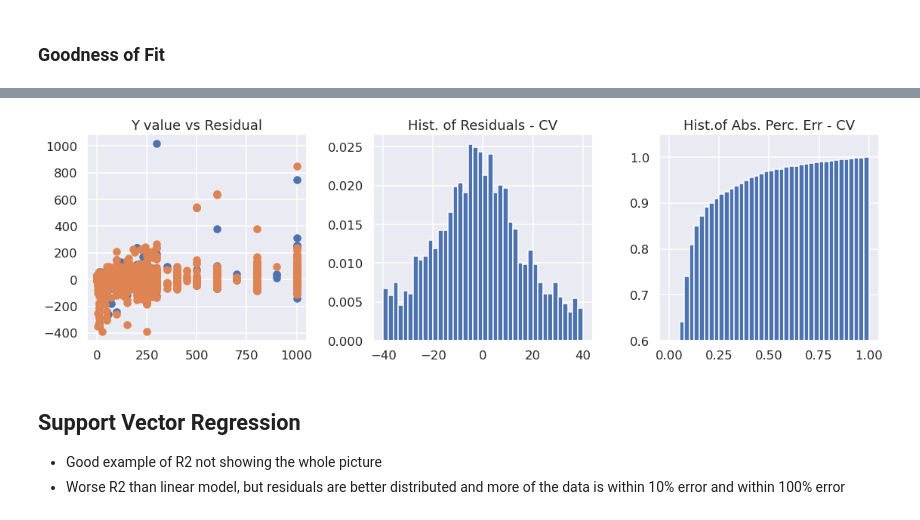
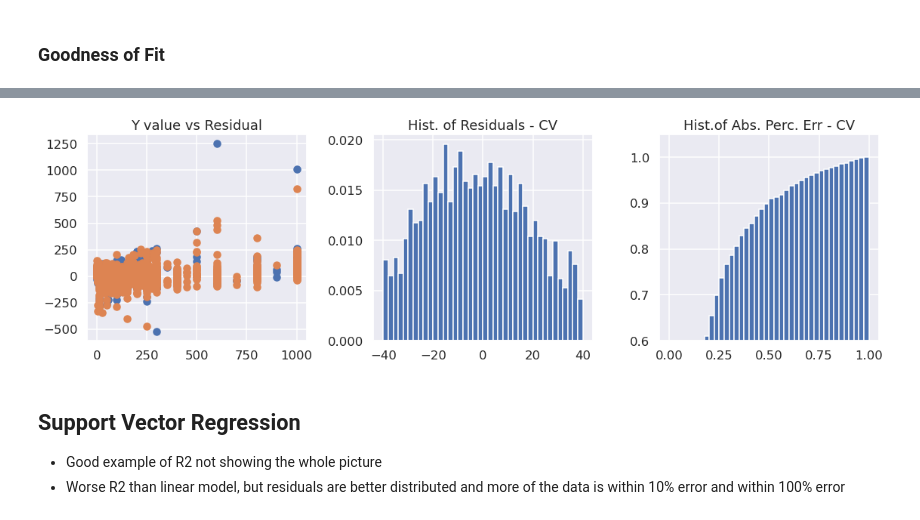
Before and after one commit to mackwn/gas-sensor-analytics-demo, a Jupyter notebook: notebooks/explore_model_building_regression.ipynb, the cells around one changed output, grey strips where cells are left out. Cells and saved outputs as stored; diff of their text form; code cells hidden in the pictures.

```diff
--- a/notebooks/explore_model_building_regression.ipynb
+++ b/notebooks/explore_model_building_regression.ipynb
@@ -49,6 +53,6 @@ pca = pickle.load(
 X = scaler.transform(X)
 X_pca = pca.transform(X)
 # %%
-encoder = scaler = pickle.load(
+encoder = pickle.load(
     open('models/preprocessing/encoder.pkl','rb')
 )
@@ -55,3 +61,8 @@ encoder = scaler = pickle.load(
+# %%
+X = np.where(abs(X) > 4, np.nan, X)
+imputer = KNNImputer()
+# %%
+X = imputer.fit_transform(X)
 # %% [markdown]
 ## Add encoded categorical features to X array
 # %%
@@ -67,6 +78,9 @@ batch_id_cv = data_cv[:,0]
 y_cv = data_cv[:,2]
 X_cv = scaler.transform(data_cv[:,3:])
 X_cv_pca = pca.transform(X_cv)
+# %%
+X_cv = np.where(abs(X_cv)>4, np.nan, X_cv)
+X_cv = imputer.transform(X_cv)
 # %%
 X_cat_cv = encoder.fit_transform(data_cv[:,1:2])
 X_cv = np.concatenate((X_cv,X_cat_cv),axis=1)
@@ -139,20 +153,20 @@ Sampels w/ error > 100%: 0.09022286125089864
 # %%
 fig, ax = plt.subplots(1,3,figsize=(16,5))
 
 ax[0].scatter(y_cv,y_cv-y_pred_lin_cv, label='Cross Validation')
 ax[0].scatter(y,y-y_pred_lin, label='Training')
 ax[0].set_title('Y value vs Residual')
 
 ax[1].hist(y_cv-y_pred_lin_cv, density=True, range=(-40,40), bins=40)
 ax[1].set_title('Hist. of Residuals - CV')
 
-ax[2].hist(error_per,range=(0,1),cumulative=True, density=True, bins=40)
+ax[2].hist(error_per_lin,range=(0,1),cumulative=True, density=True, bins=40)
 ax[2].set_ylim(.6)
 ax[2].set_title('Hist.of Abs. Perc. Err - CV')
 
 plt.tight_layout()
 # %% [output]
-[figure, old version]
+[figure, new version]
 # %% [markdown]
 ## Support Vector Regression
 - Good example of R2 not showing the whole picture
```
Also changed, not shown: parts of 51 cells of this notebook, 3 other files.
